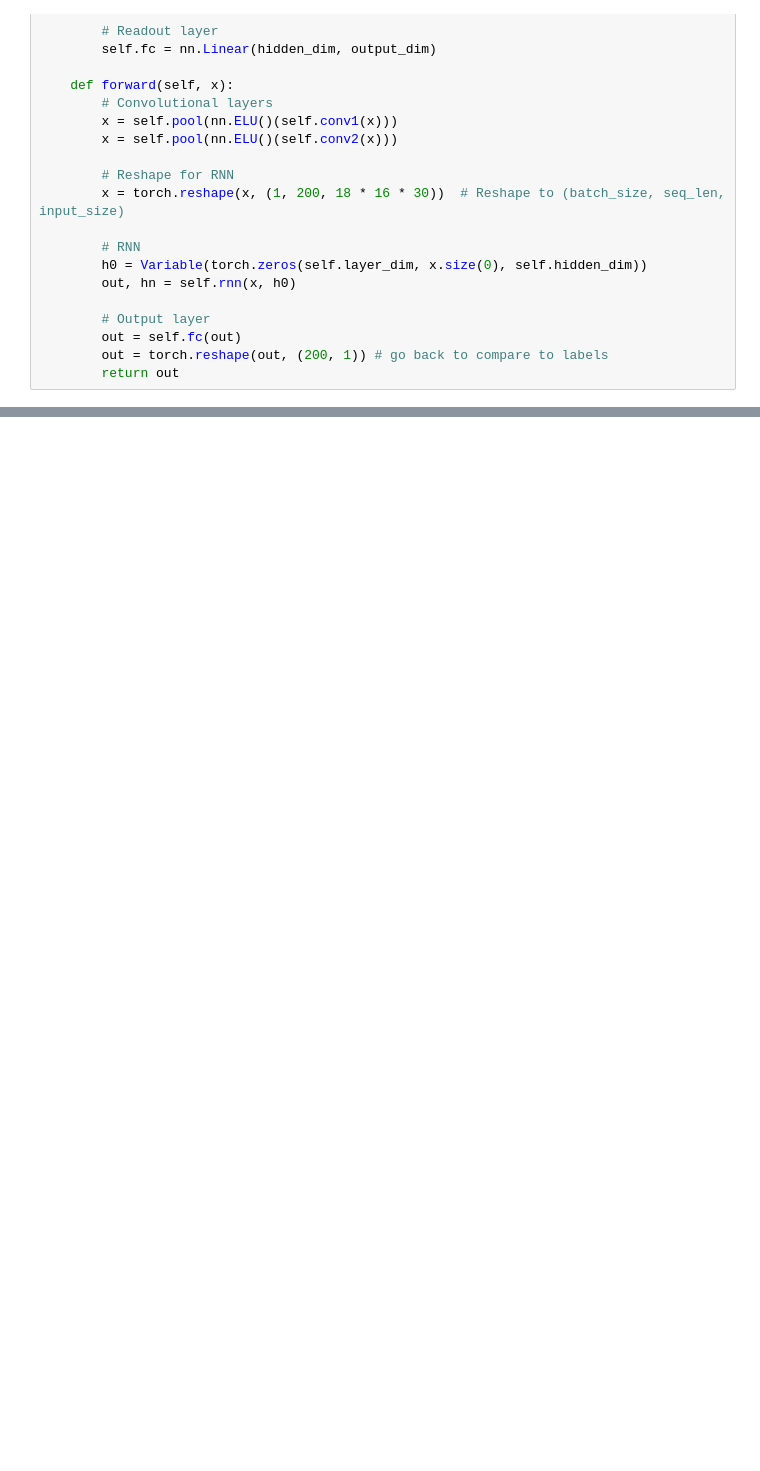
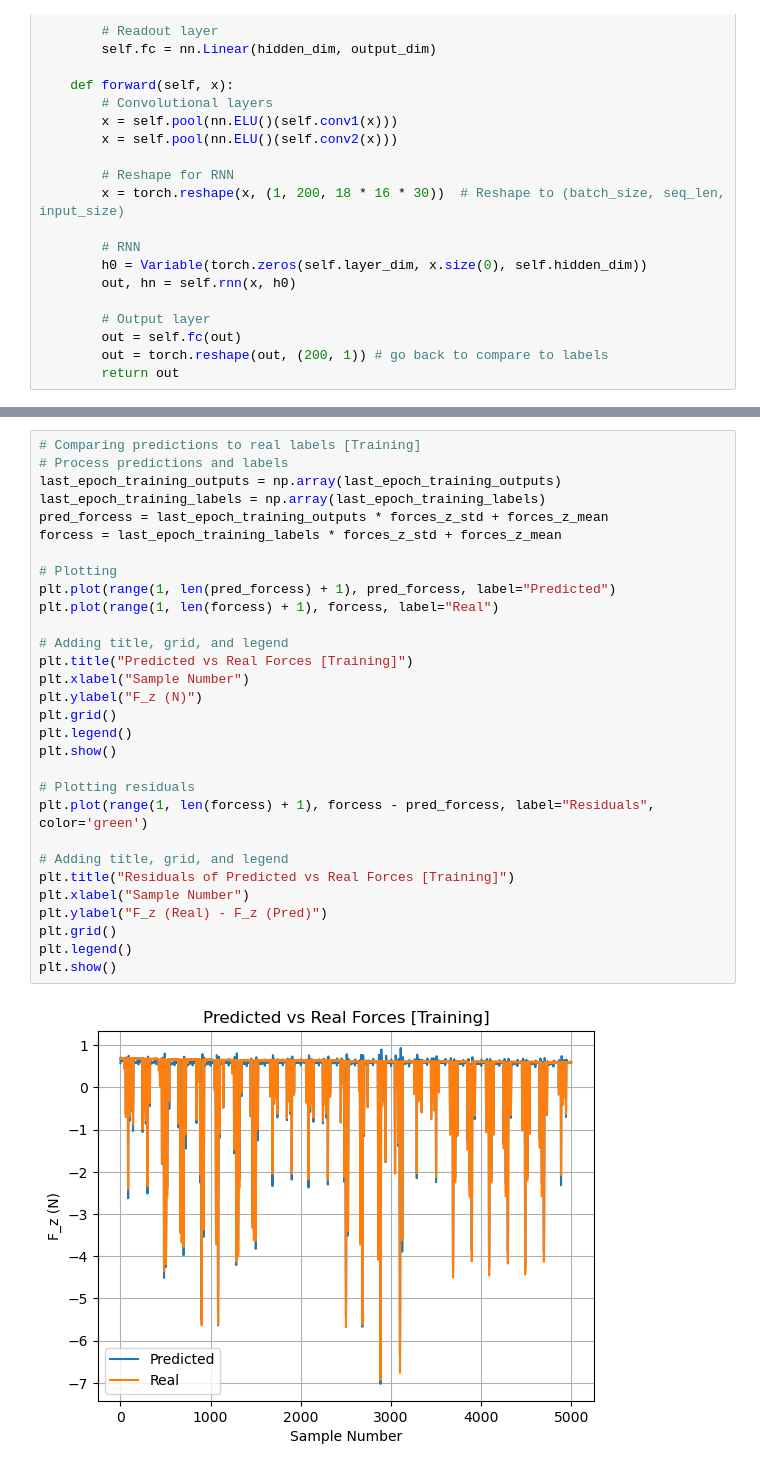
Before and after one commit to SoftSensing/VBSS, a Jupyter notebook: CNN-RNN-Skeleton-Implem.ipynb, the cells around one changed output, grey strips where cells are left out. Cells and saved outputs as stored; diff of their text form; blank space fills up the shorter version.

```diff
--- a/CNN-RNN-Skeleton-Implem.ipynb
+++ b/CNN-RNN-Skeleton-Implem.ipynb
@@ -313,0 +291,32 @@ plt.show()
+# %%
+# Comparing predictions to real labels [Training]
+# Process predictions and labels
+last_epoch_training_outputs = np.array(last_epoch_training_outputs)
+last_epoch_training_labels = np.array(last_epoch_training_labels)
+pred_forcess = last_epoch_training_outputs * forces_z_std + forces_z_mean
+forcess = last_epoch_training_labels * forces_z_std + forces_z_mean
+
+# Plotting
+plt.plot(range(1, len(pred_forcess) + 1), pred_forcess, label="Predicted")
+plt.plot(range(1, len(forcess) + 1), forcess, label="Real")
+
+# Adding title, grid, and legend
+plt.title("Predicted vs Real Forces [Training]")
+plt.xlabel("Sample Number")
+plt.ylabel("F_z (N)")
+plt.grid()
+plt.legend()
+plt.show()
+
+# Plotting residuals
+plt.plot(range(1, len(forcess) + 1), forcess - pred_forcess, label="Residuals", color='green')
+
+# Adding title, grid, and legend
+plt.title("Residuals of Predicted vs Real Forces [Training]")
+plt.xlabel("Sample Number")
+plt.ylabel("F_z (Real) - F_z (Pred)")
+plt.grid()
+plt.legend()
+plt.show()
+# %% [output]
+[figure, added]
```
Also changed, not shown: parts of 19 cells of this notebook.
